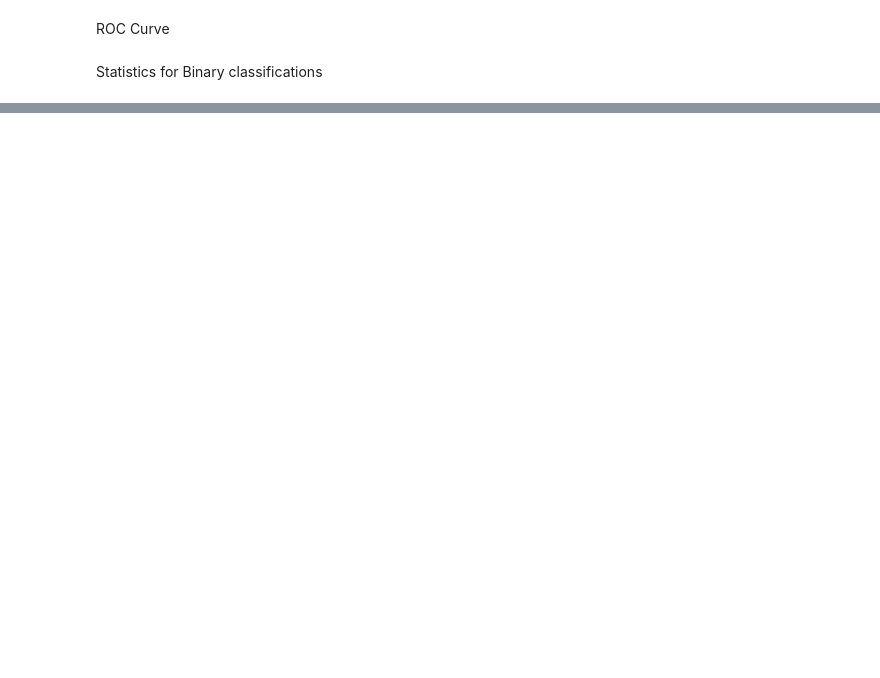
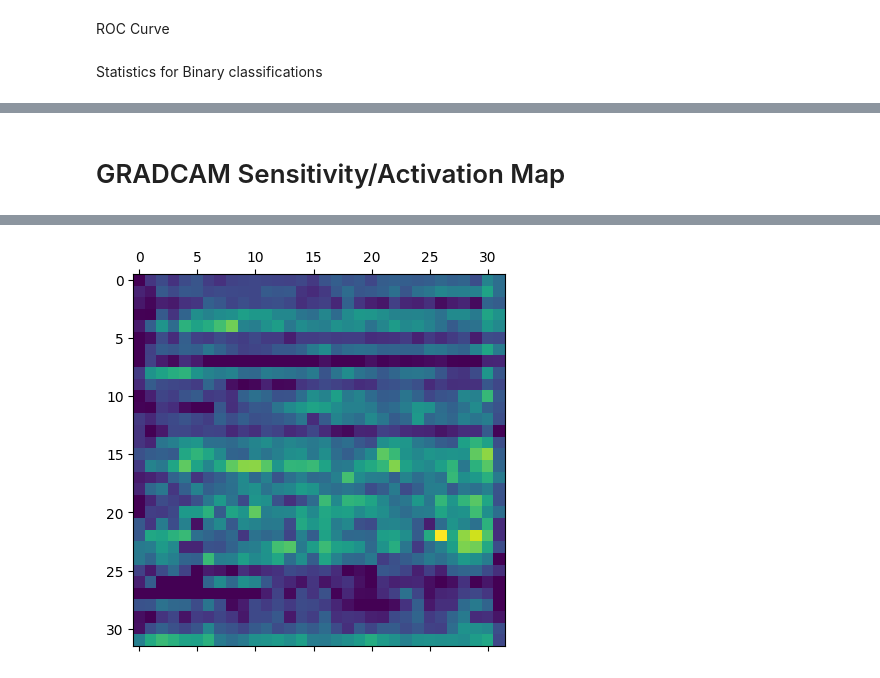
Before and after one commit to pietrodileo/Python_for_MD_thesis, a Jupyter notebook: TrainCNN_final.ipynb, the cells around one changed output, grey strips where cells are left out. Drawn from its saved outputs; the diff is of its cells as text; code cells hidden in the pictures; blank space fills up the shorter version.

```diff
--- a/TrainCNN_final.ipynb
+++ b/TrainCNN_final.ipynb
@@ -693,0 +806,18 @@ Stat_df
+# %%
+for i in range(0,len(layer_names)):
+  lName = layer_names[i]
+  if 'conv' in lName:
+    layer_activation = feature_maps[i]
+    print(layer_activation.shape)
+    channel = 0
+    # Let’s try plotting the fifth channel of the activation of the first layer of the original model
+    channel_image = layer_activation[0, :, :, channel]
+    channel_image -= channel_image.mean() # Post-processes the feature to make it visually palatable
+    channel_image /= channel_image.std()
+    channel_image *= 64
+    channel_image += 128
+    channel_image = np.clip(channel_image, 0, 255).astype('uint8')
+    plt.matshow(channel_image, cmap='viridis')
+    plt.title(lName)
+    plt.savefig(os.path.join(outputPath, 'FeatureMap' + layer_name + '_singlechannel' + '.png'),
+                bbox_inches='tight', pad_inches=0)
@@ -693,0 +862,2 @@ Stat_df
+# %% [markdown]
+# GRADCAM Sensitivity/Activation Map
@@ -693,0 +898,31 @@ Stat_df
+# %%
+# Display
+from IPython.display import Image, display
+import matplotlib.pyplot as plt
+import matplotlib.cm as cm
+import matplotlib.image as mpimg
+
+# Remove last layer's softmax
+model.layers[-1].activation = None
+
+# Print what the top predicted class is
+preds = model.predict(img_tensor)
+predsL = np.array(preds)[0].tolist()
+prediction = np.max(predsL)
+predIdx = predsL.index(prediction)
+predictedClass = LabelNames[predIdx]
+
+print("Predicted:", predictedClass)
+
+for i in range(0,len(layer_names)):
+  lName = layer_names[i]
+  if 'conv' in lName:
+    last_conv_layer_name = lName
+
+# Generate c)lass activation heatmap
+heatmap = make_gradcam_heatmap(img_tensor, model, last_conv_layer_name)
+
+# Display heatmap
+plt.matshow(heatmap)
+plt.show()
+# %% [output]
@@ -693,0 +931 @@ Stat_df
+[figure, added]
```
Also changed, not shown: parts of 31 cells of this notebook.
